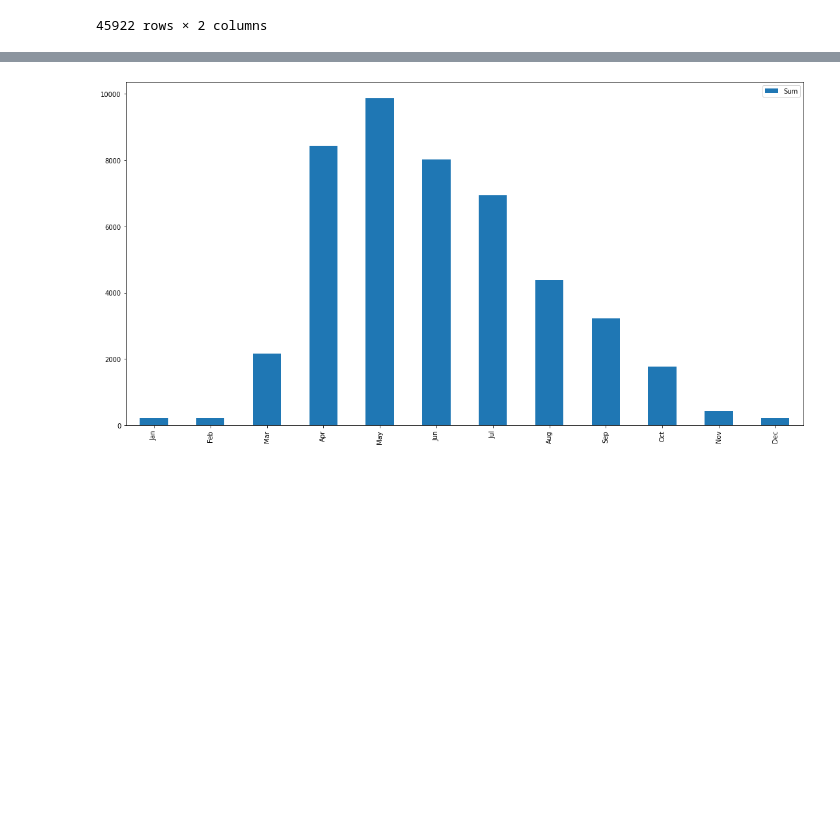
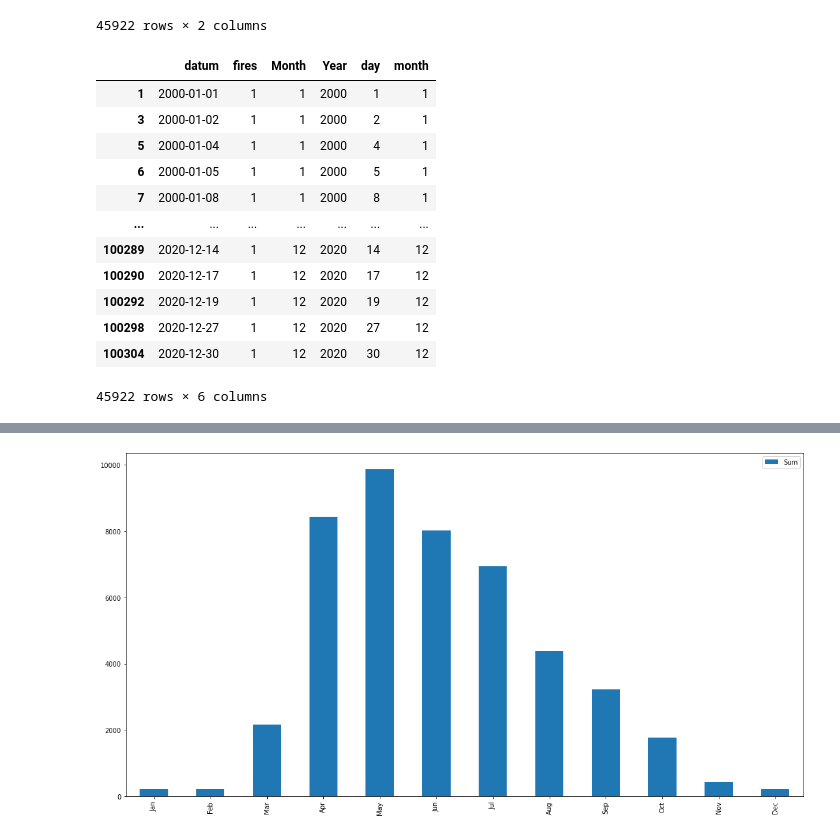
Before and after one commit to Johanil/BDA-Project, a Jupyter notebook: juptyer-notebook/FiresReported.ipynb, the cells around one changed output, grey strips where cells are left out. Drawn from its saved outputs; the diff is of its cells as text; code cells hidden in the pictures; blank space fills up the shorter version.

```diff
--- a/juptyer-notebook/FiresReported.ipynb
+++ b/juptyer-notebook/FiresReported.ipynb
@@ -203,3 +205,19 @@ fires_month = pd.DataFrame(columns=['Month','Sum'])
 fires_month['Sum'] = firesAndDates['Month'].value_counts().to_frame()
 # %%
 fires_day_month = pd.DataFrame(columns=['month_name','Sum'])
+# %%
+firesAndDates
+# %% [output]
+|  | datum | fires | Month | Year | day | month |
+| 1 | 2000-01-01 | 1 | 1 | 2000 | 1 | 1 |
+| 3 | 2000-01-02 | 1 | 1 | 2000 | 2 | 1 |
+| 5 | 2000-01-04 | 1 | 1 | 2000 | 4 | 1 |
+| 6 | 2000-01-05 | 1 | 1 | 2000 | 5 | 1 |
+| 7 | 2000-01-08 | 1 | 1 | 2000 | 8 | 1 |
+| ... | ... | ... | ... | ... | ... | ... |
+| 100289 | 2020-12-14 | 1 | 12 | 2020 | 14 | 12 |
+| 100290 | 2020-12-17 | 1 | 12 | 2020 | 17 | 12 |
+| 100292 | 2020-12-19 | 1 | 12 | 2020 | 19 | 12 |
+| 100298 | 2020-12-27 | 1 | 12 | 2020 | 27 | 12 |
+| 100304 | 2020-12-30 | 1 | 12 | 2020 | 30 | 12 |
+45922 rows × 6 columns
```
Also changed, not shown: parts of 5 cells of this notebook, 4 other files.
